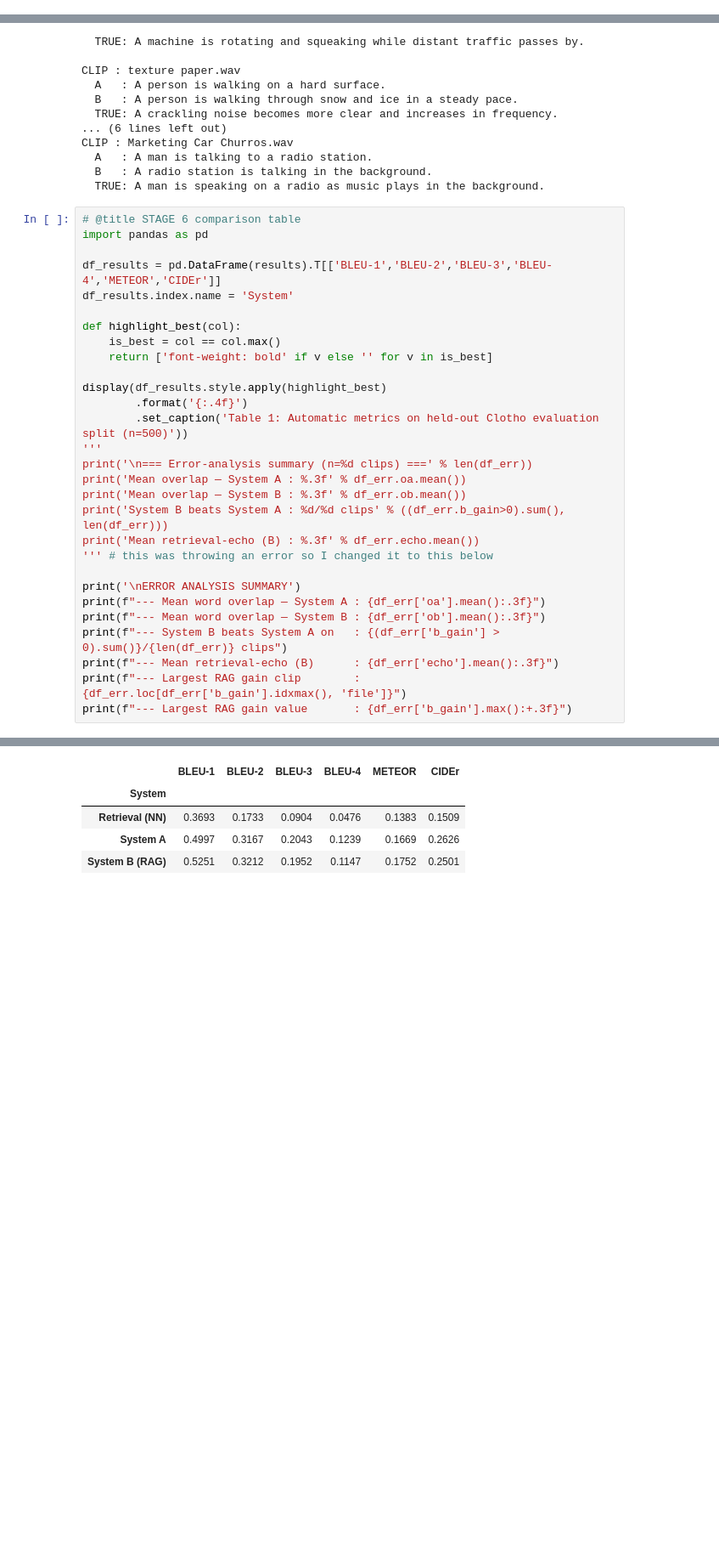
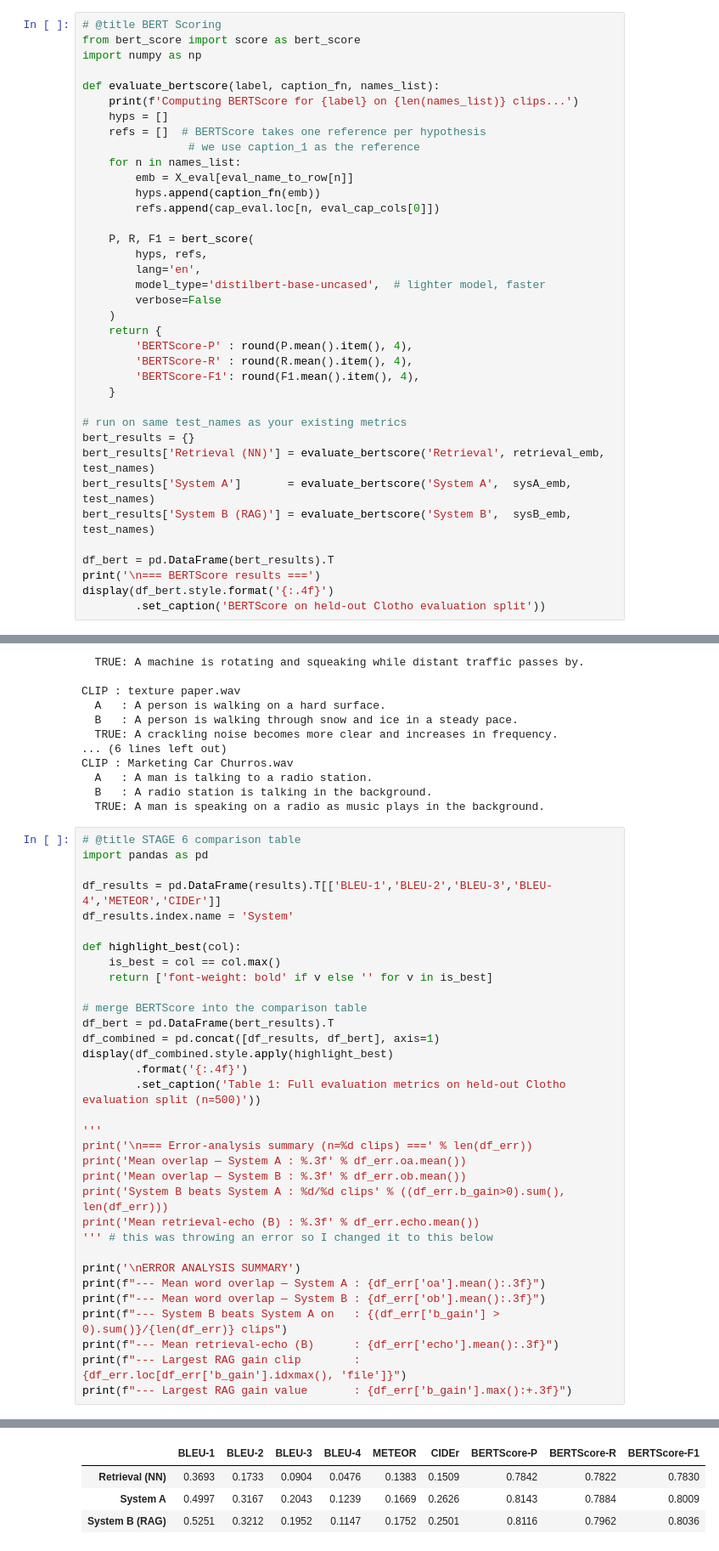
Before and after one commit to annhmartin/ML-audio, a Jupyter notebook: Untitled0.ipynb, the cells around one changed output, grey strips where cells are left out. Shown at 85% size. Drawn from its saved outputs; the diff is of its cells as text; blank space fills up the shorter version.

```diff
--- a/Untitled0.ipynb
+++ b/Untitled0.ipynb
@@ -1185,3 +1186,40 @@ ratio: 1.0041144567045064
 | Retrieval (NN) | 0.3693 | 0.1733 | 0.0904 | 0.0476 | 0.1383 | 0.1509 |
 | System A | 0.4997 | 0.3167 | 0.2043 | 0.1239 | 0.1669 | 0.2626 |
 | System B (RAG) | 0.5251 | 0.3212 | 0.1952 | 0.1147 | 0.1752 | 0.2501 |
+# %%
+# @title BERT Scoring
+from bert_score import score as bert_score
+import numpy as np
+
+def evaluate_bertscore(label, caption_fn, names_list):
+    print(f'Computing BERTScore for {label} on {len(names_list)} clips...')
+    hyps = []
+    refs = []  # BERTScore takes one reference per hypothesis
+                # we use caption_1 as the reference
+    for n in names_list:
+        emb = X_eval[eval_name_to_row[n]]
+        hyps.append(caption_fn(emb))
+        refs.append(cap_eval.loc[n, eval_cap_cols[0]])
+
+    P, R, F1 = bert_score(
+        hyps, refs,
+        lang='en',
+        model_type='distilbert-base-uncased',  # lighter model, faster
+        verbose=False
+    )
+    return {
+        'BERTScore-P' : round(P.mean().item(), 4),
+        'BERTScore-R' : round(R.mean().item(), 4),
+        'BERTScore-F1': round(F1.mean().item(), 4),
+    }
+
+# run on same test_names as your existing metrics
+bert_results = {}
+bert_results['Retrieval (NN)'] = evaluate_bertscore('Retrieval', retrieval_emb, test_names)
+bert_results['System A']       = evaluate_bertscore('System A',  sysA_emb,      test_names)
+bert_results['System B (RAG)'] = evaluate_bertscore('System B',  sysB_emb,      test_names)
+
+df_bert = pd.DataFrame(bert_results).T
+print('\n=== BERTScore results ===')
+display(df_bert.style.format('{:.4f}')
+        .set_caption('BERTScore on held-out Clotho evaluation split'))
@@ -1284,9 +1365,13 @@ def highlight_best(col):
     is_best = col == col.max()
     return ['font-weight: bold' if v else '' for v in is_best]
 
-display(df_results.style.apply(highlight_best)
+# merge BERTScore into the comparison table
+df_bert = pd.DataFrame(bert_results).T
+df_combined = pd.concat([df_results, df_bert], axis=1)
+display(df_combined.style.apply(highlight_best)
         .format('{:.4f}')
-        .set_caption('Table 1: Automatic metrics on held-out Clotho evaluation split (n=500)'))
+        .set_caption('Table 1: Full evaluation metrics on held-out Clotho evaluation split (n=500)'))
+
 '''
 print('\n=== Error-analysis summary (n=%d clips) ===' % len(df_err))
 print('Mean overlap — System A : %.3f' % df_err.oa.mean())
@@ -1307,8 +1392,7 @@ Table 1: Automatic metrics on held-out Clotho evaluation split (n=500)
-|  | BLEU-1 | BLEU-2 | BLEU-3 | BLEU-4 | METEOR | CIDEr |
-| System |  |  |  |  |  |  |
-| Retrieval (NN) | 0.3693 | 0.1733 | 0.0904 | 0.0476 | 0.1383 | 0.1509 |
-| System A | 0.4997 | 0.3167 | 0.2043 | 0.1239 | 0.1669 | 0.2626 |
-| System B (RAG) | 0.5251 | 0.3212 | 0.1952 | 0.1147 | 0.1752 | 0.2501 |
+|  | BLEU-1 | BLEU-2 | BLEU-3 | BLEU-4 | METEOR | CIDEr | BERTScore-P | BERTScore-R | BERTScore-F1 |
+| Retrieval (NN) | 0.3693 | 0.1733 | 0.0904 | 0.0476 | 0.1383 | 0.1509 | 0.7842 | 0.7822 | 0.7830 |
+| System A | 0.4997 | 0.3167 | 0.2043 | 0.1239 | 0.1669 | 0.2626 | 0.8143 | 0.7884 | 0.8009 |
+| System B (RAG) | 0.5251 | 0.3212 | 0.1952 | 0.1147 | 0.1752 | 0.2501 | 0.8116 | 0.7962 | 0.8036 |
 ERROR ANALYSIS SUMMARY
 --- Mean word overlap — System A : 0.385
 --- Mean word overlap — System B : 0.421
```
Also changed, not shown: parts of 12 cells of this notebook.
